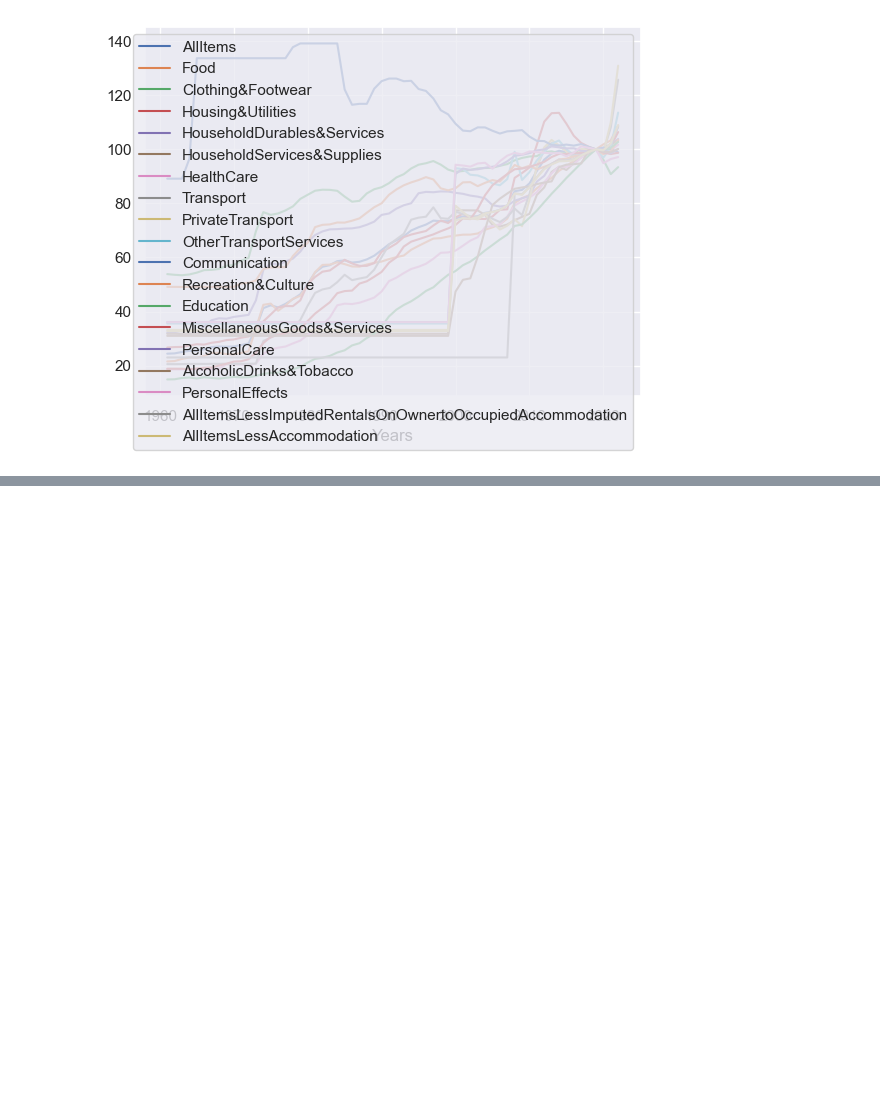
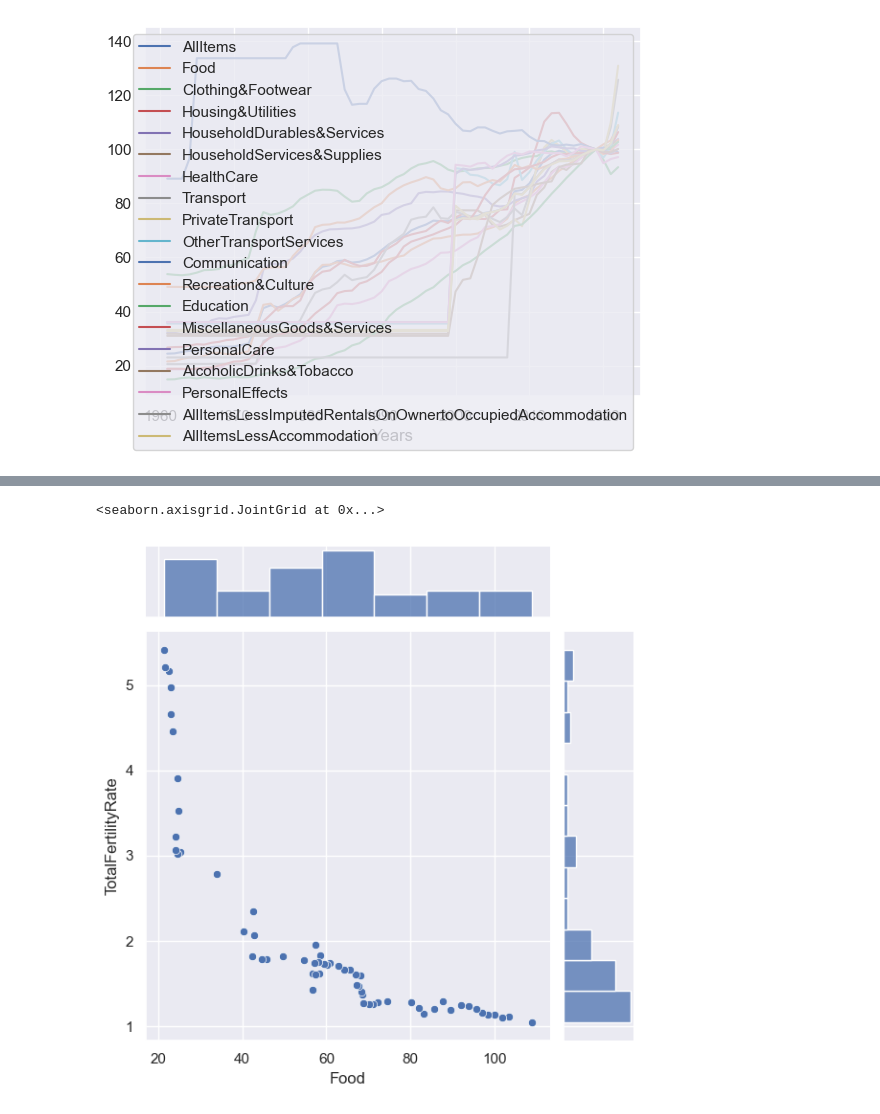
Before and after one commit to whoismanoj/Team1-SC1015_FertilityRate, a Jupyter notebook: SC1015 Part 2 Exploratory Data Analysis.ipynb, the cells around one changed output, grey strips where cells are left out. Drawn from its saved outputs; the diff is of its cells as text; code cells hidden in the pictures; blank space fills up the shorter version.

```diff
--- a/SC1015 Part 2 Exploratory Data Analysis.ipynb
+++ b/SC1015 Part 2 Exploratory Data Analysis.ipynb
@@ -211,0 +263,9 @@ Education = pd.DataFrame(CoL_data['MiscellaneousGoods&Services'])
+# %%
+# Create a joint dataframe by concatenating the two variables
+jointDF = pd.concat([Fertility, Food], axis = 1)
+jointDF
+
+sb.jointplot(data = jointDF, x = "Food", y = "TotalFertilityRate", sizes=(10, 100))
+# %% [output]
+<seaborn.axisgrid.JointGrid at 0x...>
+[figure, added]
```
Also changed, not shown: parts of 12 cells of this notebook.
